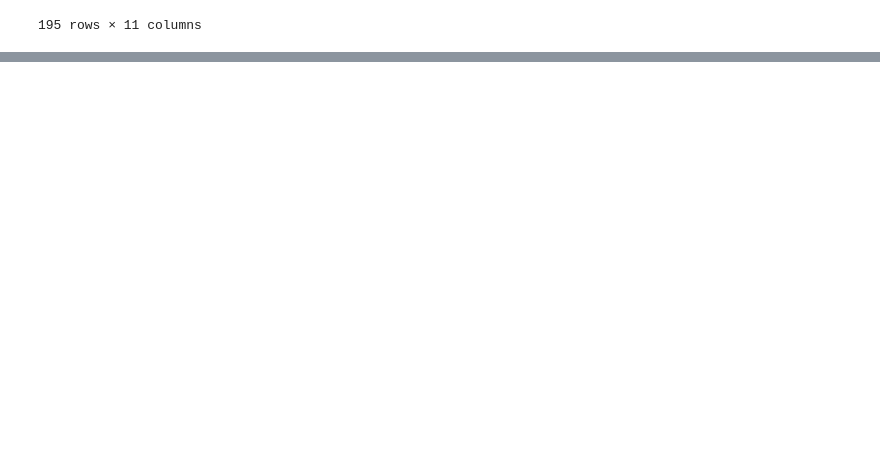
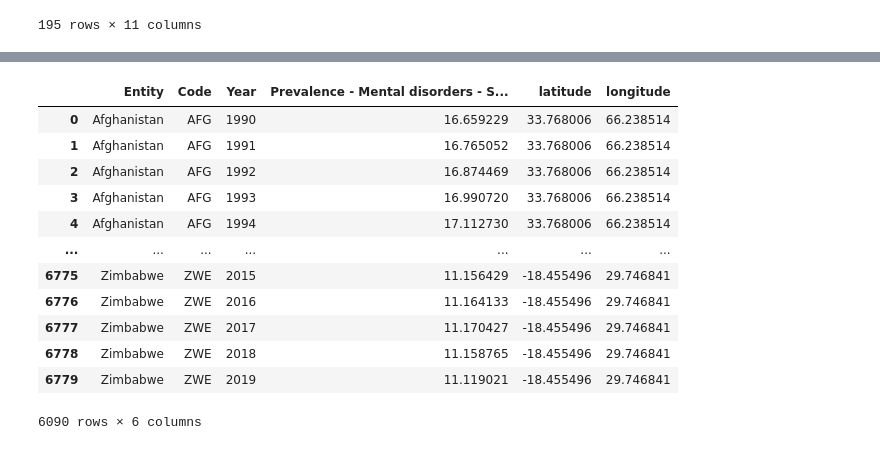
Before and after one commit to p-colomer/Mental_Health_ML_Analysis, a Jupyter notebook: cleaning_patricia.ipynb, the cells around one changed output, grey strips where cells are left out. Saved outputs shown, nothing was run; the diff lists cells and outputs as text; code cells hidden in the pictures; blank space fills up the shorter version.

```diff
--- a/cleaning_patricia.ipynb
+++ b/cleaning_patricia.ipynb
@@ -456,0 +482,3 @@ df_share_mental_substance_by_sex.to_csv('Clean_data/cleaned-share-with-mental-or
+# %%
+df_share_mental_substance = df_share_mental_substance.dropna()
+df_share_mental_substance
@@ -456,0 +499,2 @@ df_share_mental_substance_by_sex.to_csv('Clean_data/cleaned-share-with-mental-or
+# %%
+df_share_mental_substance["lat_lon"] = df_share_mental_substance["Entity"].map(countries_lat_lon)
@@ -456,0 +523,3 @@ df_share_mental_substance_by_sex.to_csv('Clean_data/cleaned-share-with-mental-or
+# %%
+discard_indexes = df_share_mental_substance[df_share_mental_substance["lat_lon"].isnull()].index
+df_share_mental_substance = df_share_mental_substance.drop(discard_indexes)
@@ -456,0 +542,3 @@ df_share_mental_substance_by_sex.to_csv('Clean_data/cleaned-share-with-mental-or
+# %%
+df_share_mental_substance["latitude"] = df_share_mental_substance["lat_lon"].map(lambda x: x[0])
+df_share_mental_substance["longitude"] = df_share_mental_substance["lat_lon"].map(lambda x: x[1])
@@ -456,0 +554,17 @@ df_share_mental_substance_by_sex.to_csv('Clean_data/cleaned-share-with-mental-or
+# %%
+df_share_mental_substance = df_share_mental_substance.drop('lat_lon', axis=1)
+df_share_mental_substance
+# %% [output]
+|  | Entity | Code | Year | Prevalence - Mental disorders - S... | latitude | longitude |
+| 0 | Afghanistan | AFG | 1990 | 16.659229 | 33.768006 | 66.238514 |
+| 1 | Afghanistan | AFG | 1991 | 16.765052 | 33.768006 | 66.238514 |
+| 2 | Afghanistan | AFG | 1992 | 16.874469 | 33.768006 | 66.238514 |
+| 3 | Afghanistan | AFG | 1993 | 16.990720 | 33.768006 | 66.238514 |
+| 4 | Afghanistan | AFG | 1994 | 17.112730 | 33.768006 | 66.238514 |
+| ... | ... | ... | ... | ... | ... | ... |
+| 6775 | Zimbabwe | ZWE | 2015 | 11.156429 | -18.455496 | 29.746841 |
+| 6776 | Zimbabwe | ZWE | 2016 | 11.164133 | -18.455496 | 29.746841 |
+| 6777 | Zimbabwe | ZWE | 2017 | 11.170427 | -18.455496 | 29.746841 |
+| 6778 | Zimbabwe | ZWE | 2018 | 11.158765 | -18.455496 | 29.746841 |
+| 6779 | Zimbabwe | ZWE | 2019 | 11.119021 | -18.455496 | 29.746841 |
+6090 rows × 6 columns
```
Also changed, not shown: parts of 13 cells of this notebook, 2 other files.
